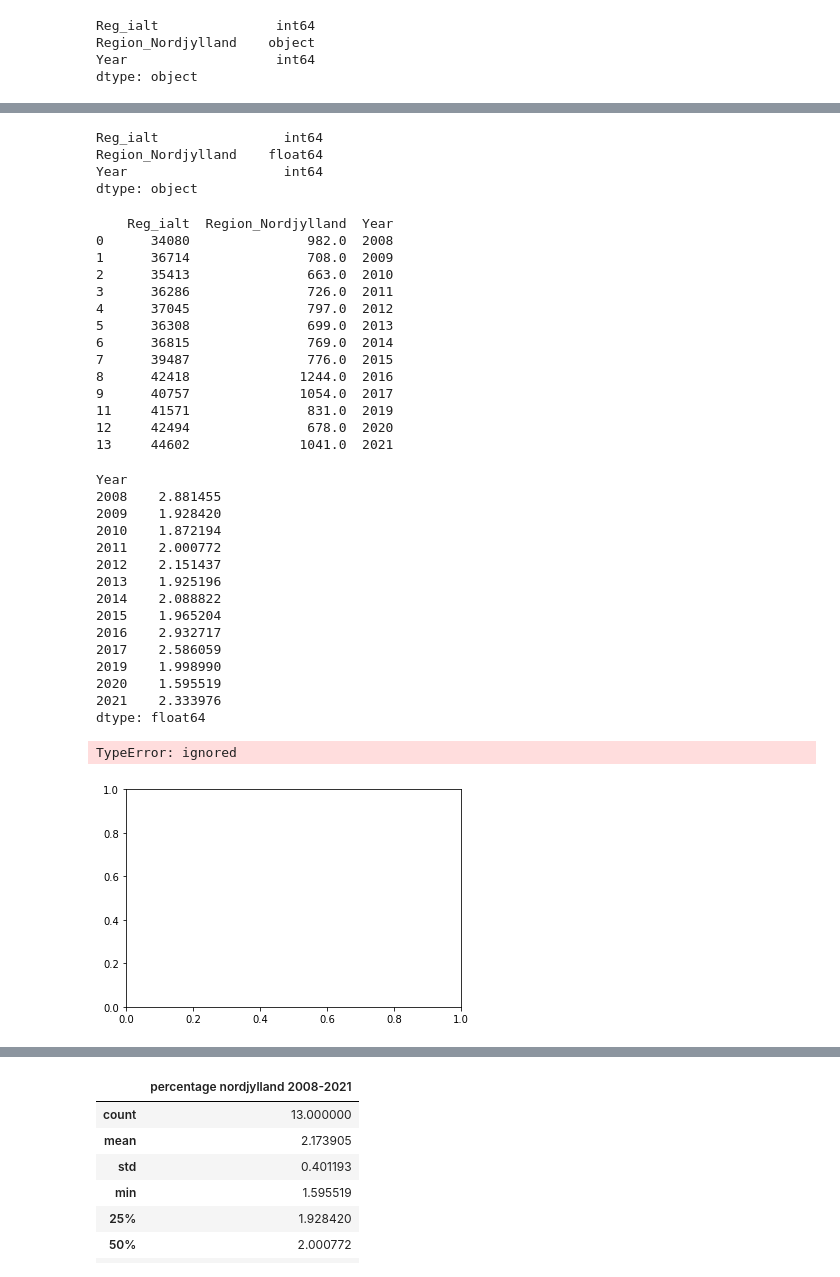
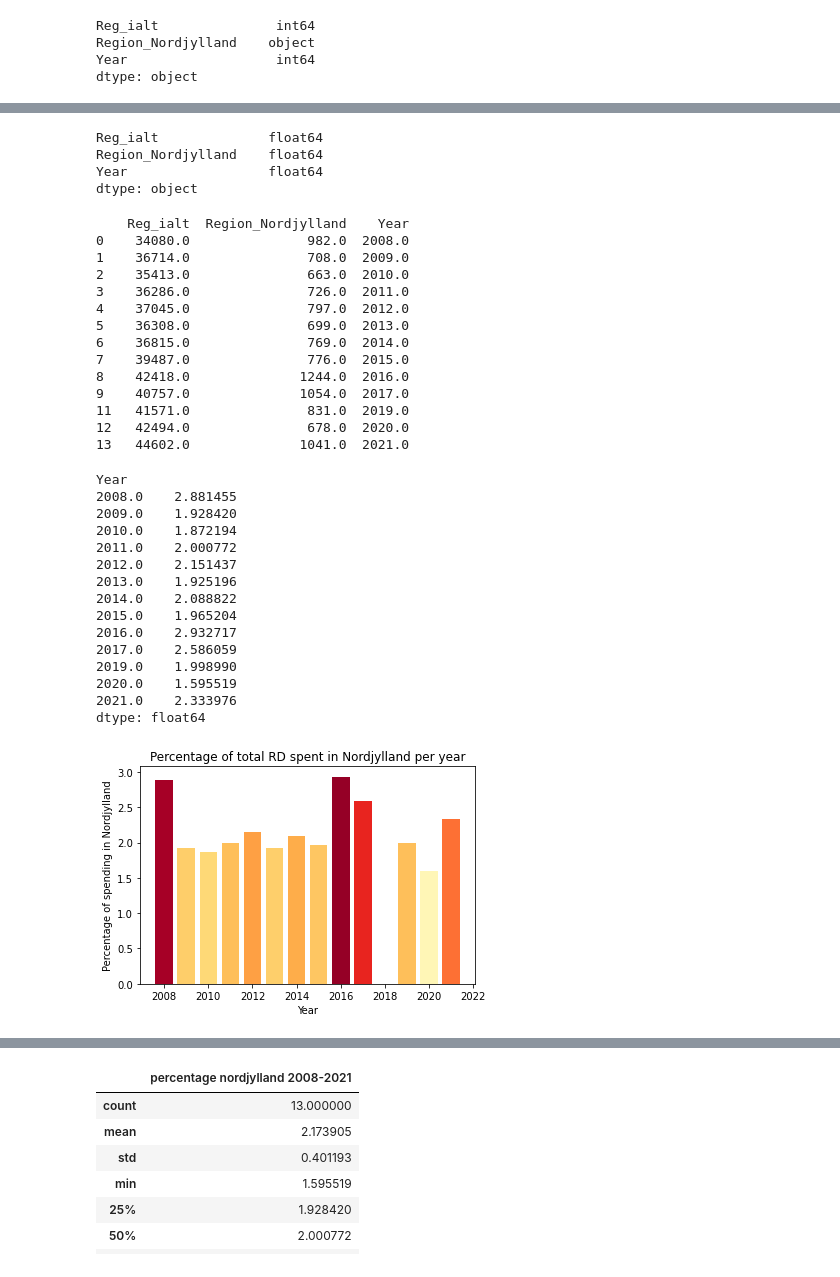
Before and after one commit to louisehviid/RD_data, a Jupyter notebook: Benarbejde_til_CHN.ipynb, the cells around one changed output, grey strips where cells are left out. Drawn from its saved outputs; the diff is of its cells as text; code cells hidden in the pictures.

```diff
--- a/Benarbejde_til_CHN.ipynb
+++ b/Benarbejde_til_CHN.ipynb
@@ -45,5 +45,5 @@ Year                   int64
 dtype: object
 # %%
 #Transpose variables to int64
-subset_df['Region_Nordjylland'] = pd.to_numeric(subset_df['Region_Nordjylland'], errors='coerce')
+subset_df.loc['Region_Nordjylland'] = pd.to_numeric(subset_df['Region_Nordjylland'], errors='coerce')
 # %% [output]
@@ -56,9 +55,9 @@ See the caveats in the documentation: https://pandas.pydata.org/pandas-docs/stab
 #check format has changed
 print(subset_df.dtypes)
 # %% [output]
-Reg_ialt                int64
+Reg_ialt              float64
 Region_Nordjylland    float64
-Year                    int64
+Year                  float64
 dtype: object
 # %%
 #drop year without any values
@@ -66,20 +65,20 @@ df = subset_df.dropna(subset=['Region_Nordjylland'])
 
 print(df)
 # %% [output]
-    Reg_ialt  Region_Nordjylland  Year
-0      34080               982.0  2008
-1      36714               708.0  2009
-2      35413               663.0  2010
-3      36286               726.0  2011
-4      37045               797.0  2012
-5      36308               699.0  2013
-6      36815               769.0  2014
-7      39487               776.0  2015
-8      42418              1244.0  2016
-9      40757              1054.0  2017
-11     41571               831.0  2019
-12     42494               678.0  2020
-13     44602              1041.0  2021
+    Reg_ialt  Region_Nordjylland    Year
+0    34080.0               982.0  2008.0
+1    36714.0               708.0  2009.0
+2    35413.0               663.0  2010.0
+3    36286.0               726.0  2011.0
+4    37045.0               797.0  2012.0
+5    36308.0               699.0  2013.0
+6    36815.0               769.0  2014.0
+7    39487.0               776.0  2015.0
+8    42418.0              1244.0  2016.0
+9    40757.0              1054.0  2017.0
+11   41571.0               831.0  2019.0
+12   42494.0               678.0  2020.0
+13   44602.0              1041.0  2021.0
 # %%
 #Group variables by year
 grouped_df = df.groupby('Year')
@@ -89,27 +88,39 @@ percentage_nordjylland = (grouped_df['Region_Nordjylland'].sum() / grouped_df['R
 print(percentage_nordjylland)
 # %% [output]
 Year
-2008    2.881455
-2009    1.928420
-2010    1.872194
-2011    2.000772
-2012    2.151437
-2013    1.925196
-2014    2.088822
-2015    1.965204
-2016    2.932717
-2017    2.586059
-2019    1.998990
-2020    1.595519
-2021    2.333976
+2008.0    2.881455
+2009.0    1.928420
+2010.0    1.872194
+2011.0    2.000772
+2012.0    2.151437
+2013.0    1.925196
+2014.0    2.088822
+2015.0    1.965204
+2016.0    2.932717
+2017.0    2.586059
+2019.0    1.998990
+2020.0    1.595519
+2021.0    2.333976
 dtype: float64
 # %%
+import matplotlib.cm as cm
+
+#Create color map
+cmap = cm.get_cmap('YlOrRd')
+
+#Set vmin and vmax based on the range of percentage values
+vmin = 1.5
+vmax = 3
+
+#Normalize the percentage values to the range [0, 1]
+norm = plt.Normalize(vmin=vmin, vmax=vmax)
+colors = cmap(norm(percentage_nordjylland.values))
+
 bar_width = ['0.7', '0.7', '0.7']
-plt.plot(x=percentage_nordjylland.index, height=percentage_nordjylland.values)
+plt.bar(x=percentage_nordjylland.index, height=percentage_nordjylland.values,  color=colors)
 plt.title('Percentage of total RD spent in Nordjylland per year')
 plt.xlabel('Year')
 plt.ylabel('Percentage of spending in Nordjylland')
 plt.show()
 # %% [output]
-TypeError: ignored
-[figure, old version]
+[figure, new version]
```
Also changed, not shown: parts of 3 cells of this notebook.
